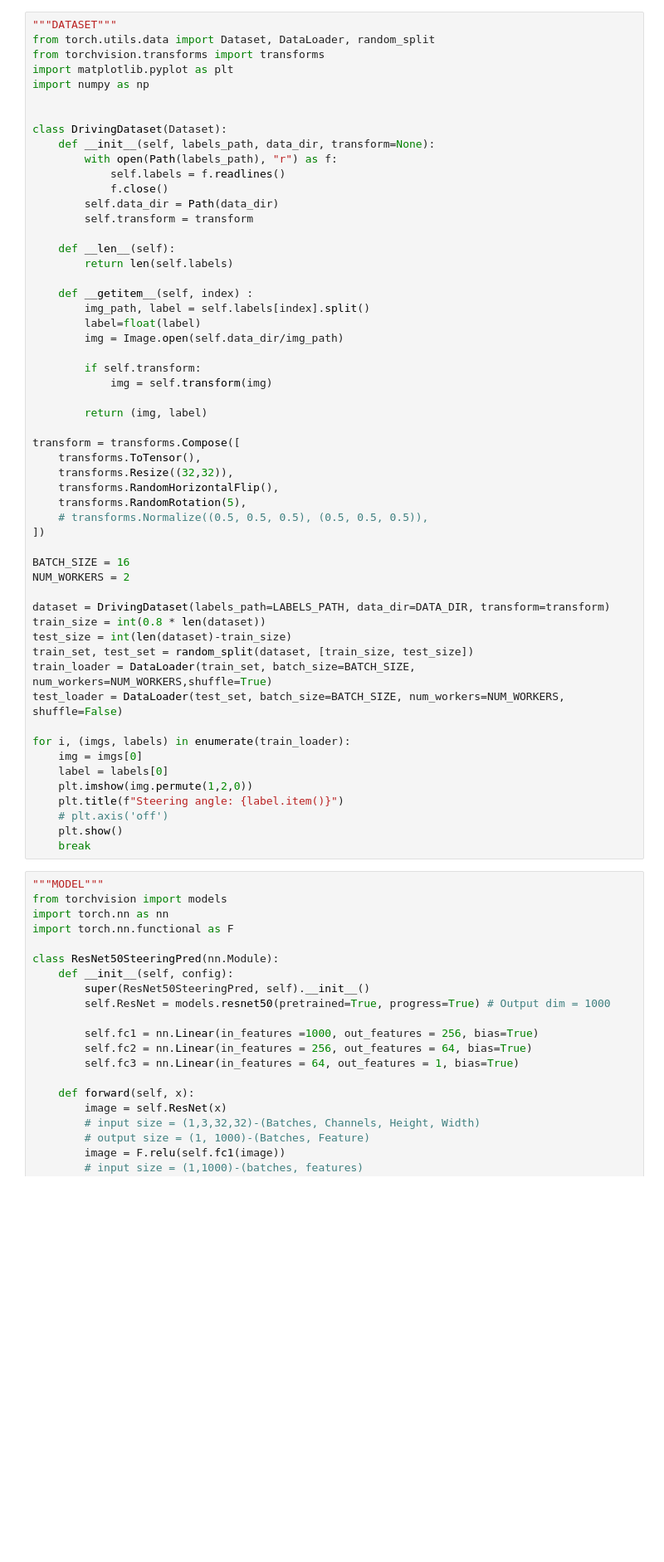
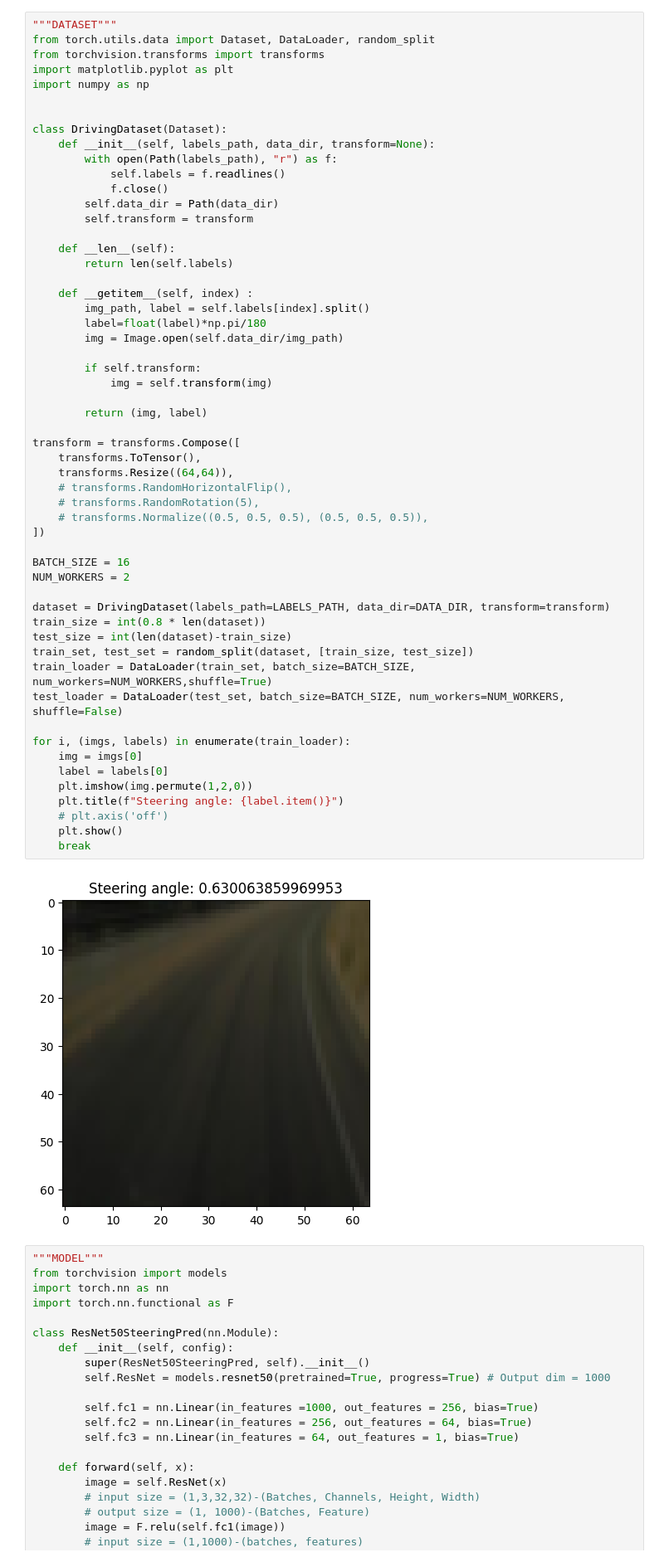
Before and after one commit to AvishkarArjan/end_to_end_self_driving, a Jupyter notebook: steering_prediction/resnet50.ipynb, the cells around one changed output. Shown at 83% size. Saved outputs shown, nothing was run; the diff lists cells and outputs as text; blank space fills up the shorter version.

```diff
--- a/steering_prediction/resnet50.ipynb
+++ b/steering_prediction/resnet50.ipynb
@@ -91,40 +96,42 @@ class DrivingDataset(Dataset):
 
     def __getitem__(self, index) :
         img_path, label = self.labels[index].split()
-        label=float(label)
+        label=float(label)*np.pi/180
         img = Image.open(self.data_dir/img_path)
 
         if self.transform:
             img = self.transform(img)
 
         return (img, label)
 
 transform = transforms.Compose([
     transforms.ToTensor(),
-    transforms.Resize((32,32)),
-    transforms.RandomHorizontalFlip(),
-    transforms.RandomRotation(5),
+    transforms.Resize((64,64)),
+    # transforms.RandomHorizontalFlip(),
+    # transforms.RandomRotation(5),
     # transforms.Normalize((0.5, 0.5, 0.5), (0.5, 0.5, 0.5)),
 ])
 
 BATCH_SIZE = 16
 NUM_WORKERS = 2
 
 dataset = DrivingDataset(labels_path=LABELS_PATH, data_dir=DATA_DIR, transform=transform)
 train_size = int(0.8 * len(dataset))
 test_size = int(len(dataset)-train_size)
 train_set, test_set = random_split(dataset, [train_size, test_size])
 train_loader = DataLoader(train_set, batch_size=BATCH_SIZE, num_workers=NUM_WORKERS,shuffle=True)
 test_loader = DataLoader(test_set, batch_size=BATCH_SIZE, num_workers=NUM_WORKERS, shuffle=False)
 
 for i, (imgs, labels) in enumerate(train_loader):
     img = imgs[0]
     label = labels[0]
     plt.imshow(img.permute(1,2,0))
     plt.title(f"Steering angle: {label.item()}")
     # plt.axis('off')
     plt.show()
     break
+# %% [output]
+[figure, added]
 # %%
 """MODEL"""
 from torchvision import models
```
Also changed, not shown: parts of 3 cells of this notebook, 8 other files.
